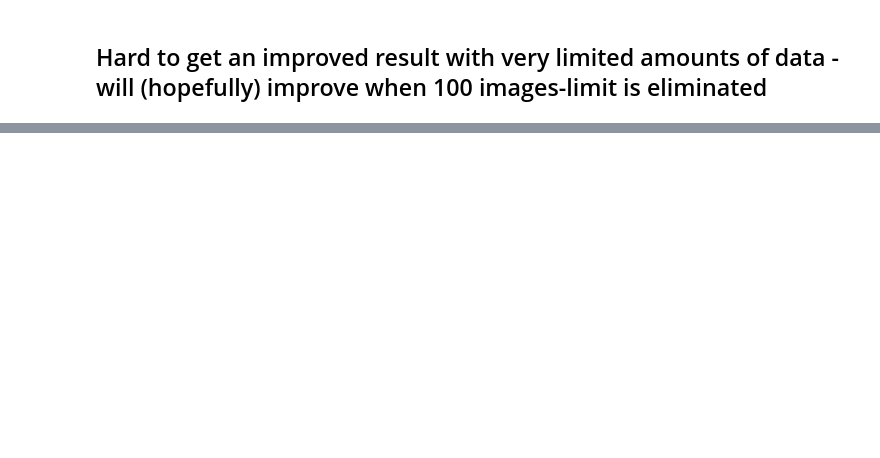
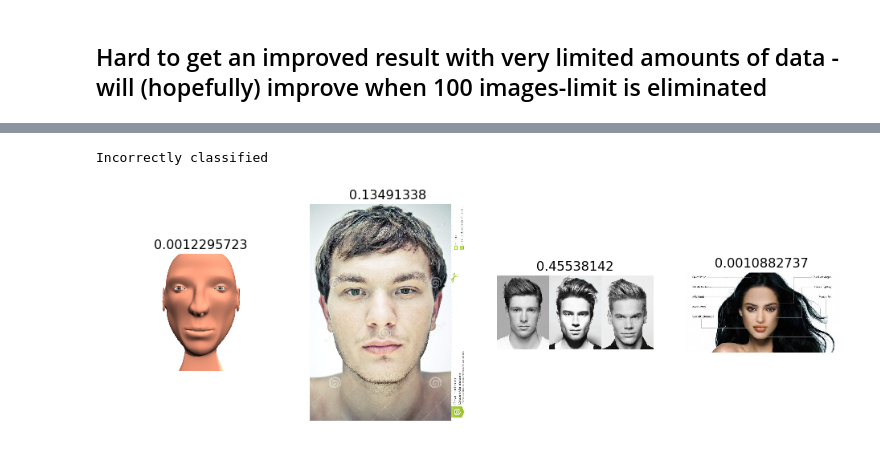
Before and after one commit to Sindreedelange/Various_DL, a Jupyter notebook: Personal_Projects/Boy_Girl_Classifying/MaleFemaleClassification.ipynb, the cells around one changed output, grey strips where cells are left out. Saved outputs shown, nothing was run; the diff lists cells and outputs as text; code cells hidden in the pictures; blank space fills up the shorter version.

```diff
--- a/Personal_Projects/Boy_Girl_Classifying/MaleFemaleClassification.ipynb
+++ b/Personal_Projects/Boy_Girl_Classifying/MaleFemaleClassification.ipynb
@@ -427,0 +504,6 @@ plot_confusion_matrix(cm, data.classes)
+# %%
+# 2. A few incorrect labels at random
+plot_val_with_title(rand_by_correct(False), "Incorrectly classified")
+# %% [output]
+Incorrectly classified
+[figure, added]
```
Also changed, not shown: parts of 39 cells of this notebook, 16 other files.
